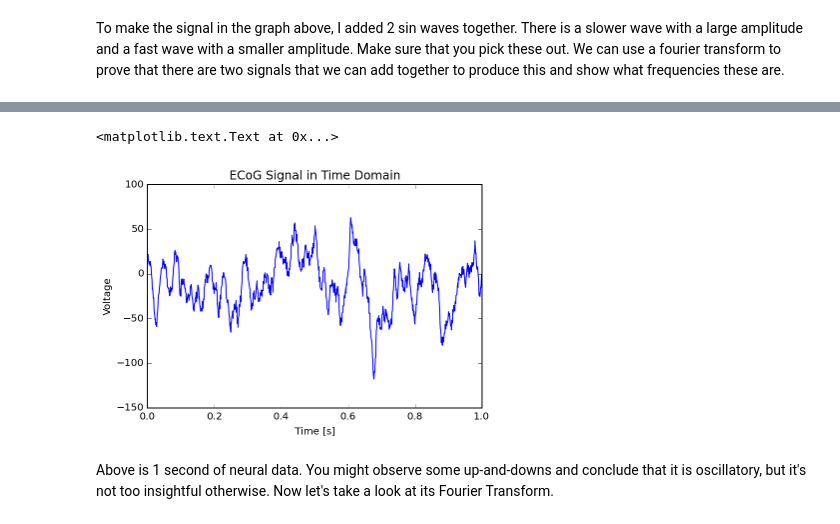
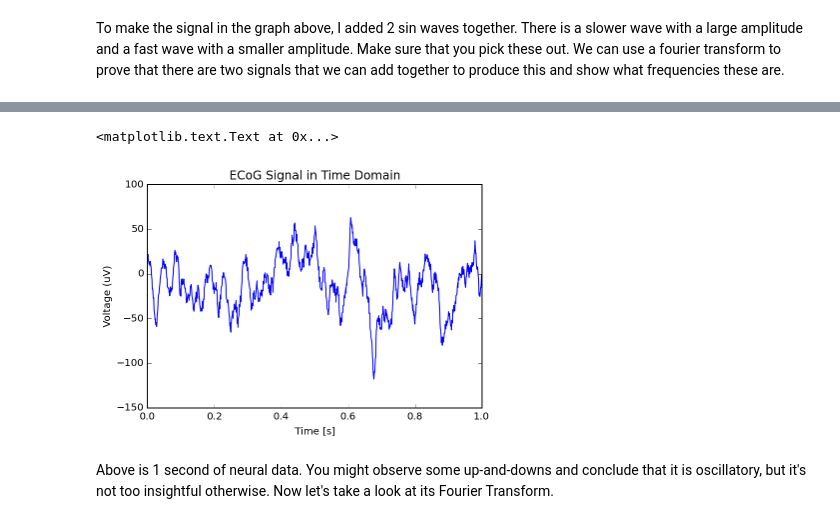
Before and after one commit to voytekresearch/Tutorials, a Jupyter notebook: Power Spectral Density and Sampling Tutorial.ipynb, the cells around one changed output, grey strips where cells are left out. Saved outputs shown, nothing was run; the diff lists cells and outputs as text; code cells hidden in the pictures.

```diff
--- a/Power Spectral Density and Sampling Tutorial.ipynb
+++ b/Power Spectral Density and Sampling Tutorial.ipynb
@@ -115,10 +126,10 @@ Now let's shift gears to something more interesting - What does a neural signal
 # %%
 plot(np.arange(0, 1024)/1024., data[10000:11024])
-plt.ylabel('Voltage')
+plt.ylabel('Voltage (uV)')
 plt.xlabel('Time [s]')
 plt.title('ECoG Signal in Time Domain')
 # %% [output]
 <matplotlib.text.Text at 0x...>
-[figure, old version]
+[figure, new version]
 # %% [markdown]
 Above is 1 second of neural data. You might observe some up-and-downs and conclude that it is oscillatory, but it's not too insightful otherwise. Now let's take a look at its Fourier Transform.
```
Also changed, not shown: parts of 13 cells of this notebook, 2 other files.
